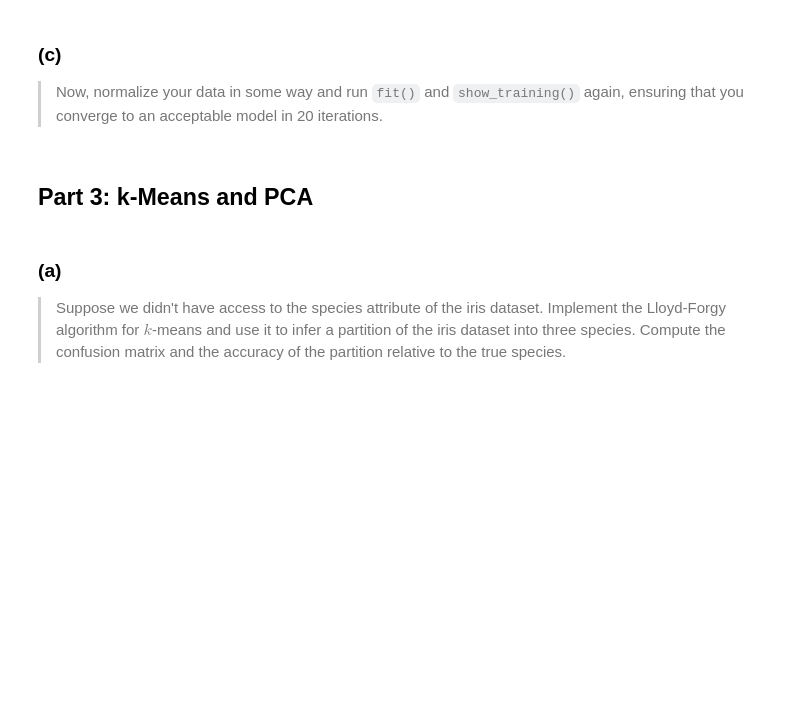
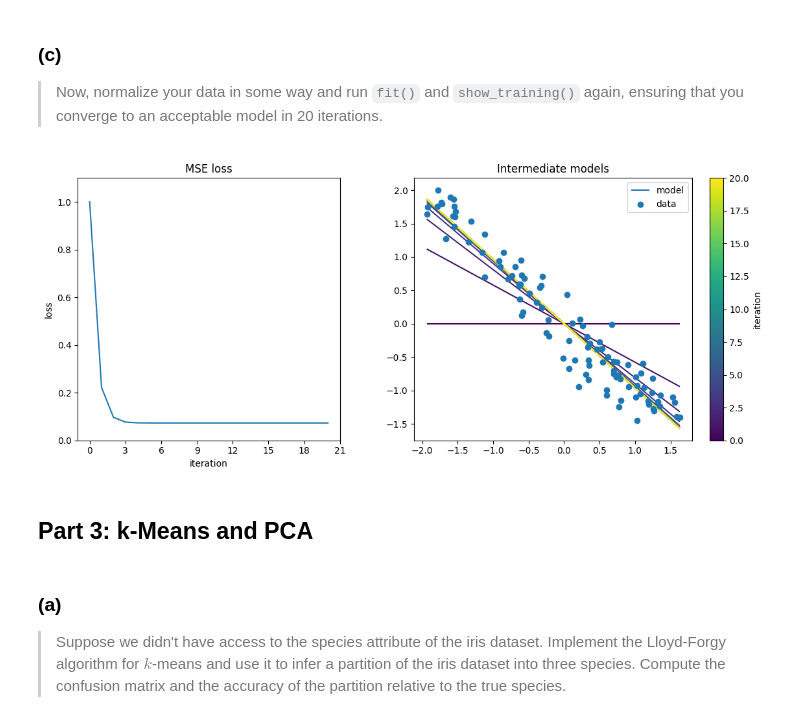
Before and after one commit to OFCLeoS/iml_2026, a Jupyter notebook: homework_1.ipynb, the cells around one changed output. Saved outputs shown, nothing was run; the diff lists cells and outputs as text; code cells hidden in the pictures; blank space fills up the shorter version.

```diff
--- a/homework_1.ipynb
+++ b/homework_1.ipynb
@@ -158,12 +165,16 @@ NameError: name 'SimpleRegressor' is not defined
 > Now, normalize your data in some way and run `fit()` and `show_training()`
 > again, ensuring that you converge to an acceptable model in 20 iterations.
 # %%
-x_norm = (x - np.min(x)) / (np.max(x) - np.min(x))
-y_norm = (y - np.min(y)) / (np.max(y) - np.min(y))
-regressor_norm = SimpleRegressor()
+x_mean, x_std = x.mean(), x.std()
+y_mean, y_std = y.mean(), y.std()
 
-regressor_norm.fit(x_norm, y_norm, lr=0.1, steps=20)
+x_norm = (x - x_mean) / x_std
+y_norm = (y - y_mean) / y_std
 
-regressor_norm.show_training()
+model = GradientDescentRegressor()
+model.fit(x_norm, y_norm, lr=0.3, steps=20)
+model.show_training()
+# %% [output]
+[figure, added]
 # %% [markdown]
 ## Part 3: k-Means and PCA
```
Also changed, not shown: parts of 21 cells of this notebook, 2 other files.
